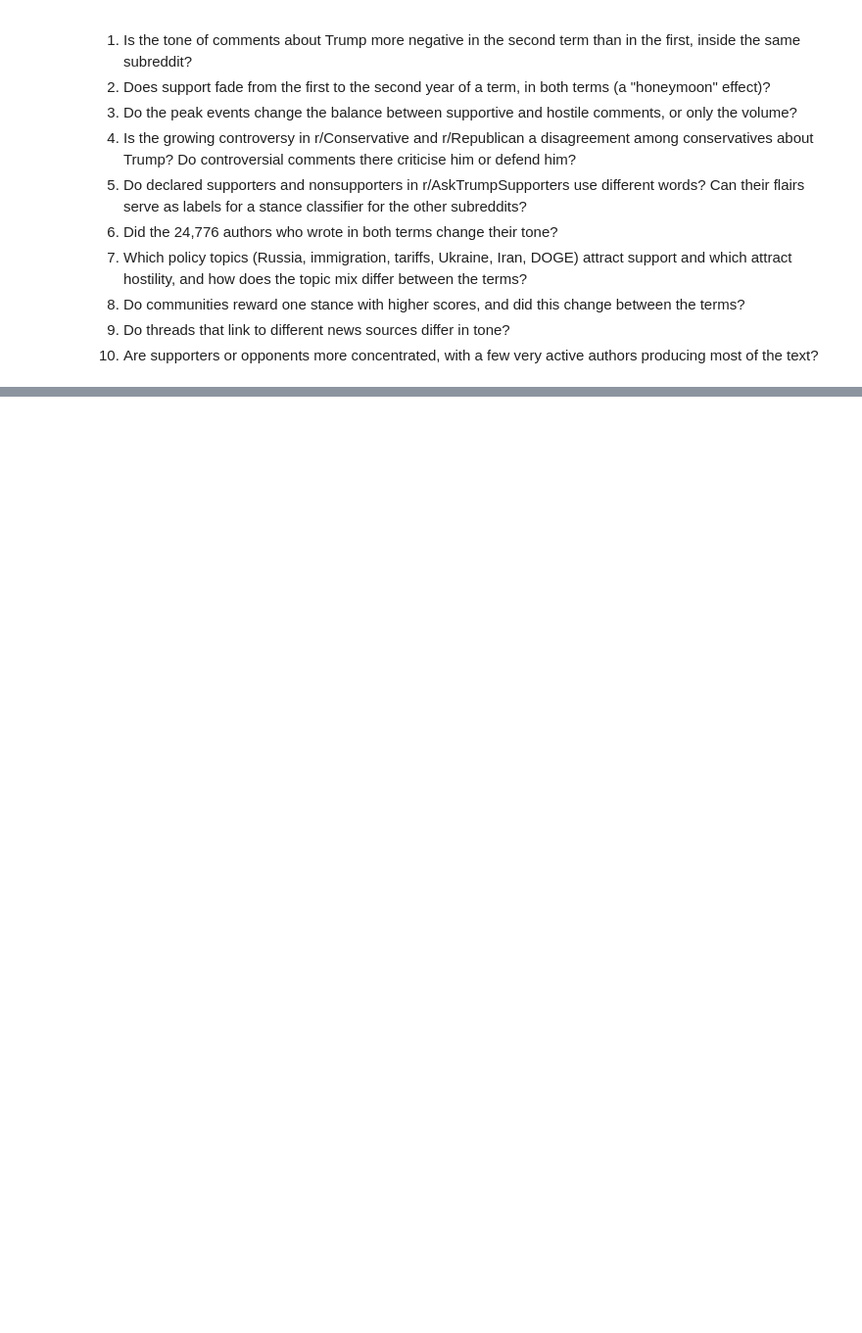
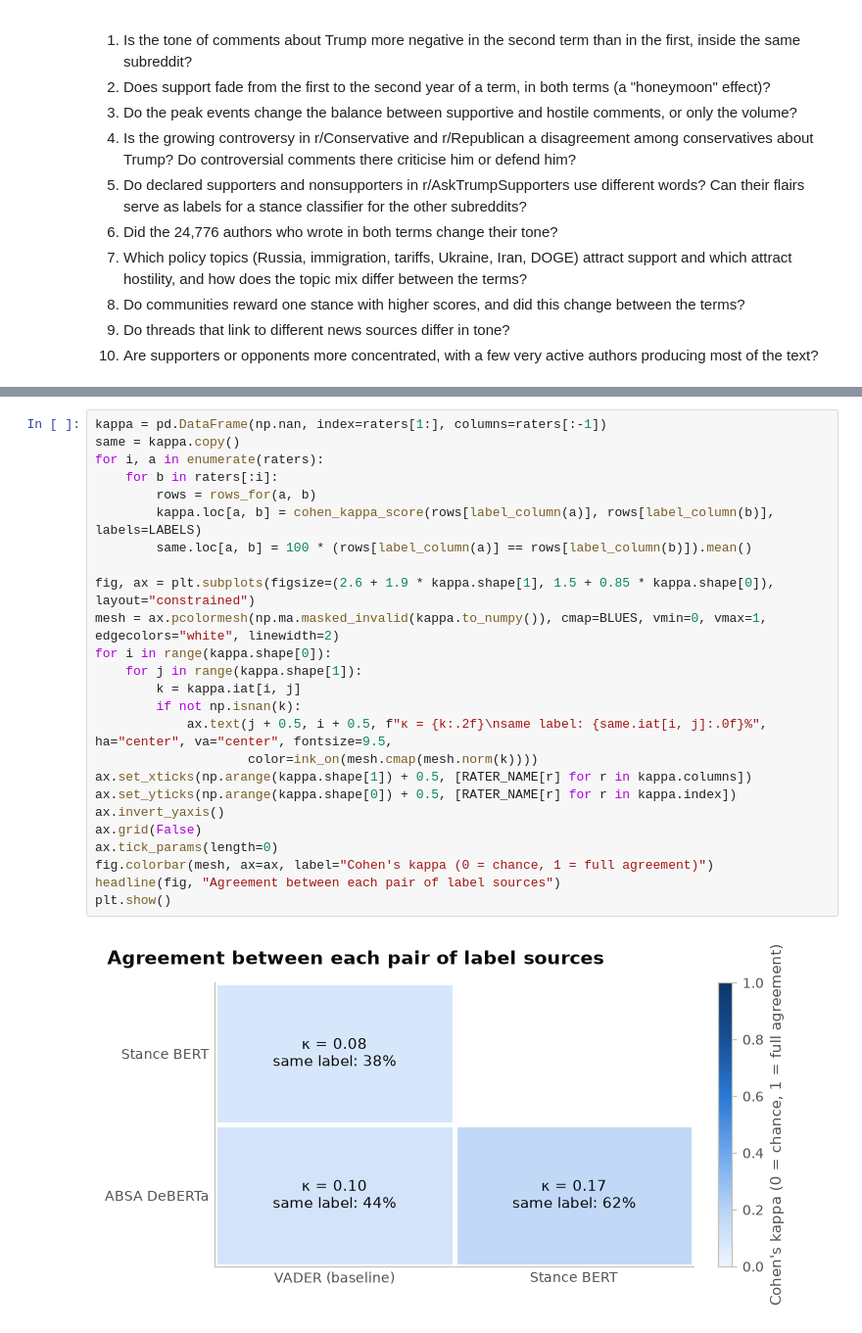
Before and after one commit to khorunzhaviktoriia/reddit_analysis_project, a Jupyter notebook: notebooks/EDA/eda.ipynb, the cells around one changed output, grey strips where cells are left out. Shown at 98% size. Drawn from its saved outputs; the diff is of its cells as text; blank space fills up the shorter version.

```diff
--- a/notebooks/EDA/eda.ipynb
+++ b/notebooks/EDA/eda.ipynb
@@ -1127,0 +1501,27 @@ per_stance
+# %%
+kappa = pd.DataFrame(np.nan, index=raters[1:], columns=raters[:-1])
+same = kappa.copy()
+for i, a in enumerate(raters):
+    for b in raters[:i]:
+        rows = rows_for(a, b)
+        kappa.loc[a, b] = cohen_kappa_score(rows[label_column(a)], rows[label_column(b)], labels=LABELS)
+        same.loc[a, b] = 100 * (rows[label_column(a)] == rows[label_column(b)]).mean()
+
+fig, ax = plt.subplots(figsize=(2.6 + 1.9 * kappa.shape[1], 1.5 + 0.85 * kappa.shape[0]), layout="constrained")
+mesh = ax.pcolormesh(np.ma.masked_invalid(kappa.to_numpy()), cmap=BLUES, vmin=0, vmax=1, edgecolors="white", linewidth=2)
+for i in range(kappa.shape[0]):
+    for j in range(kappa.shape[1]):
+        k = kappa.iat[i, j]
+        if not np.isnan(k):
+            ax.text(j + 0.5, i + 0.5, f"κ = {k:.2f}\nsame label: {same.iat[i, j]:.0f}%", ha="center", va="center", fontsize=9.5,
+                    color=ink_on(mesh.cmap(mesh.norm(k))))
+ax.set_xticks(np.arange(kappa.shape[1]) + 0.5, [RATER_NAME[r] for r in kappa.columns])
+ax.set_yticks(np.arange(kappa.shape[0]) + 0.5, [RATER_NAME[r] for r in kappa.index])
+ax.invert_yaxis()
+ax.grid(False)
+ax.tick_params(length=0)
+fig.colorbar(mesh, ax=ax, label="Cohen's kappa (0 = chance, 1 = full agreement)")
+headline(fig, "Agreement between each pair of label sources")
+plt.show()
+# %% [output]
+[figure, added]
```
Also changed, not shown: parts of 28 cells of this notebook, 1 other file.
